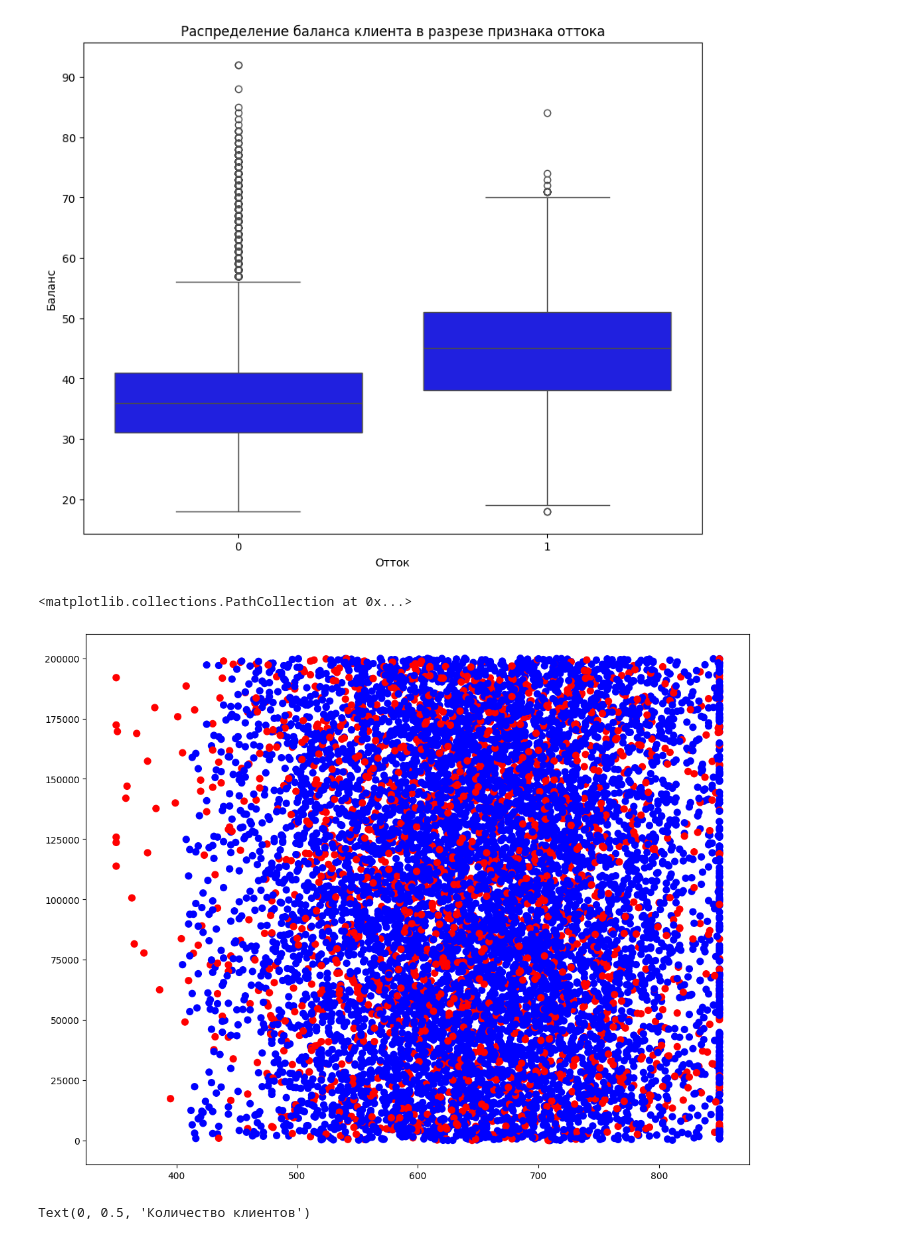
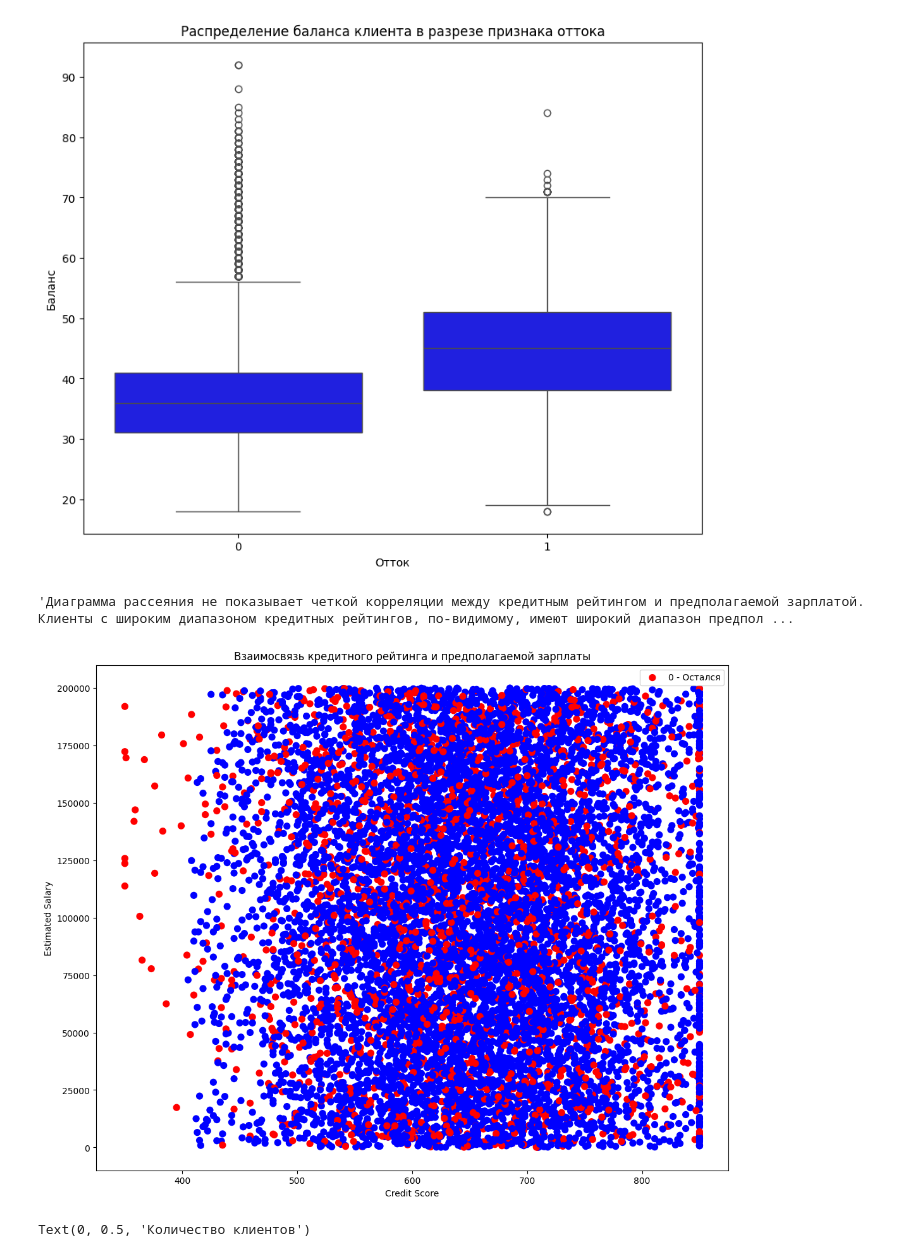
Before and after one commit to Wtfthisman1/-_-, a Jupyter notebook: data/unitvisual.ipynb, the cells around one changed output. Saved outputs shown, nothing was run; the diff lists cells and outputs as text; code cells hidden in the pictures.

```diff
--- a/data/unitvisual.ipynb
+++ b/data/unitvisual.ipynb
@@ -103,15 +103,22 @@ plt.ylabel('Баланс')
 # %%
 # Задание 9.5. Постройте график, который показывает взаимосвязь кредитного рейтинга клиента и его предполагаемой зарплаты. Добавьте расцветку по признаку оттока клиентов. Какова взаимосвязь между признаками? Если не видите явной взаимосвязи, укажите это.
 
 fig = plt.figure(figsize= (10,8))
 
 colors = ['blue' if churn.iloc[i]['Exited'] == 0 else 'red' for i in range(len(churn))]
 
 axes = fig.add_axes([0,0,1,1])
 axes.scatter(x = churn['CreditScore'] , y=churn['EstimatedSalary'] , s=50 ,marker = 'o' , c = colors )
+
+axes.set_title('Взаимосвязь кредитного рейтинга и предполагаемой зарплаты')
+axes.set_xlabel('Credit Score')
+axes.set_ylabel('Estimated Salary')
+axes.legend(['0 - Остался', '1 - Ушёл'], loc='upper right')
+
+'''Диаграмма рассеяния не показывает четкой корреляции между кредитным рейтингом и предполагаемой зарплатой. Клиенты с широким диапазоном кредитных рейтингов, по-видимому, имеют широкий диапазон предполагаемых зарплат. '''
 # %% [output]
-<matplotlib.collections.PathCollection at 0x...>
+'Диаграмма рассеяния не показывает четкой корреляции между кредитным рейтингом и предполагаемой зарплатой. Клиенты с широким диапазоном кредитных рейтингов, по-видимому, имеют широкий диапазон предпол ...
-[figure, old version]
+[figure, new version]
 # %%
 # Задание 9.6. Кто чаще уходит, мужчины или женщины? Постройте график, который иллюстрирует это.
 
```
Also changed, not shown: parts of 1 cell of this notebook.
